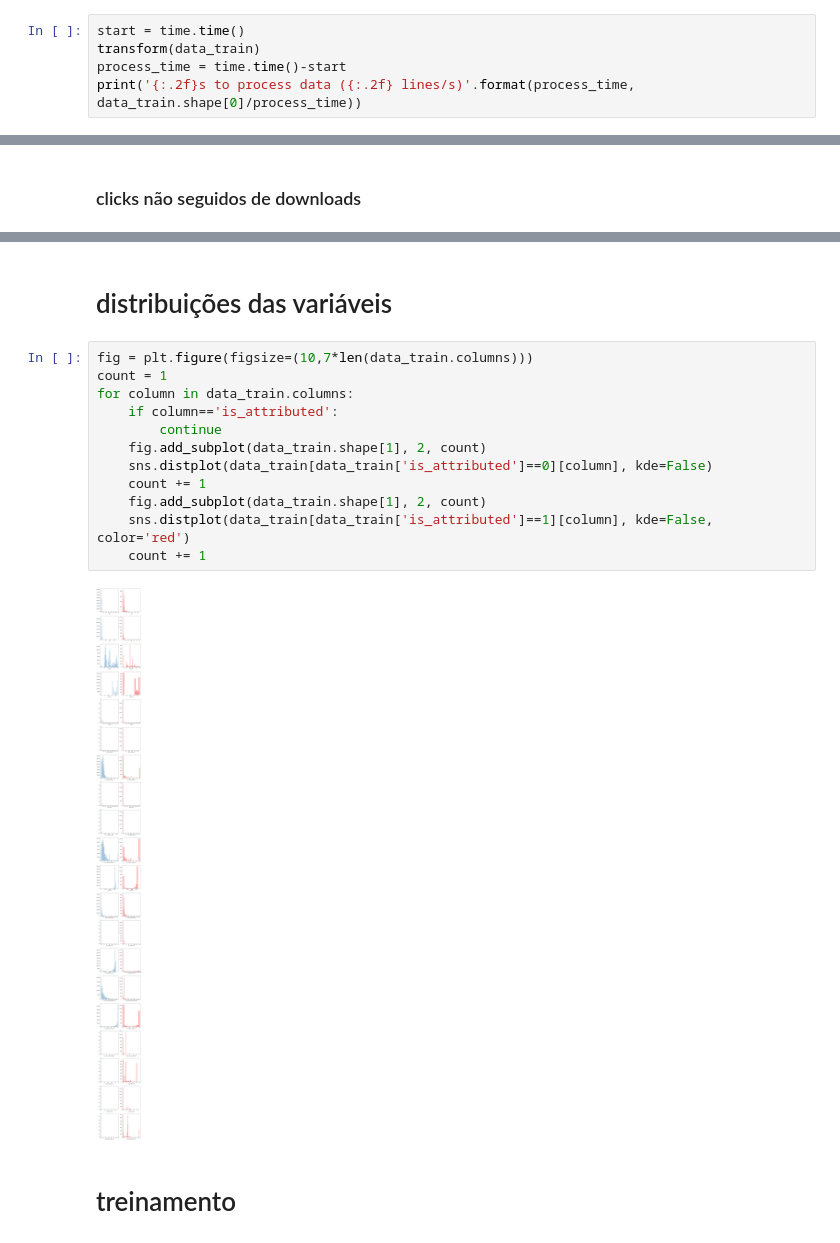
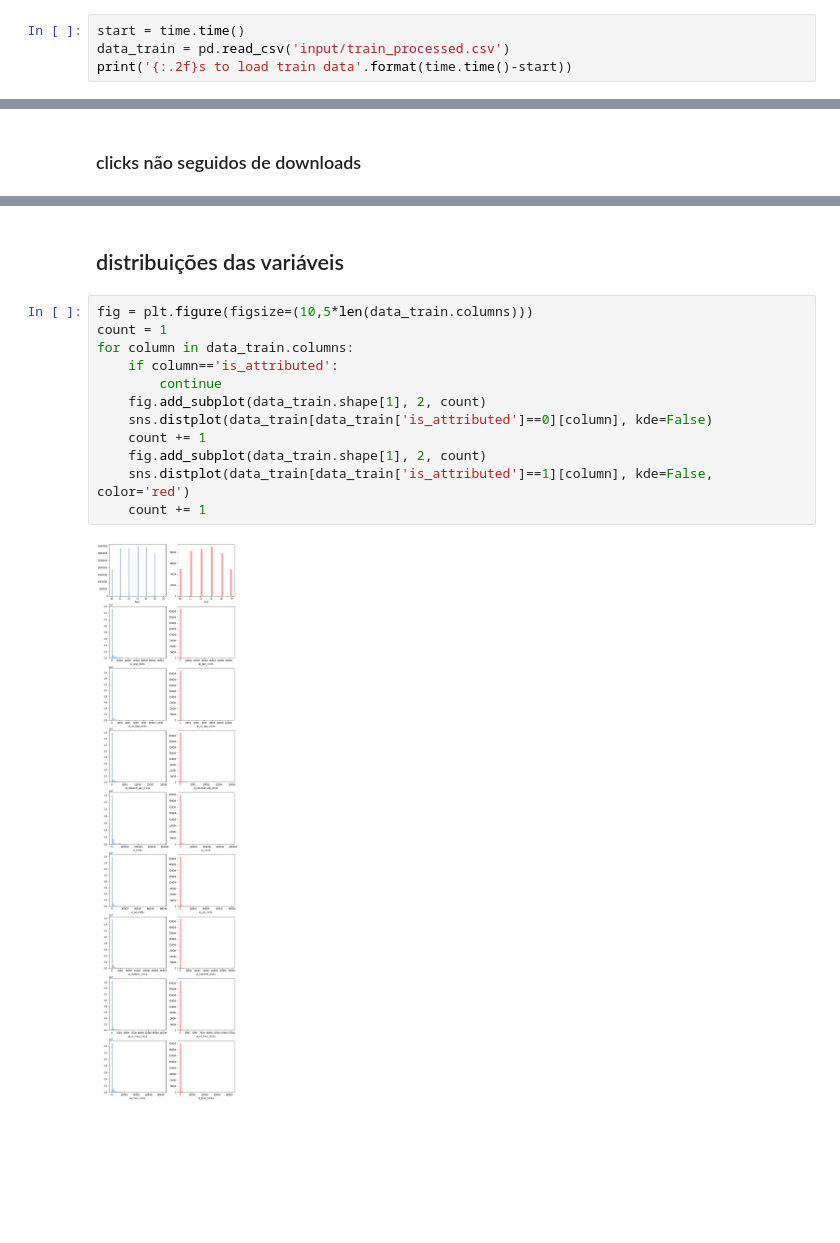
Before and after one commit to arthurpaulino/app_downloads, a Jupyter notebook: data_analisys.ipynb, the cells around one changed output, grey strips where cells are left out. Drawn from its saved outputs; the diff is of its cells as text; blank space fills up the shorter version.

```diff
--- a/data_analisys.ipynb
+++ b/data_analisys.ipynb
@@ -52,6 +15,5 @@ print('{:.2f}s to load train data'.format(time.time()-start))
 # %%
 start = time.time()
-transform(data_train)
-process_time = time.time()-start
-print('{:.2f}s to process data ({:.2f} lines/s)'.format(process_time, data_train.shape[0]/process_time))
+data_train = pd.read_csv('input/train_processed.csv')
+print('{:.2f}s to load train data'.format(time.time()-start))
 # %% [output]
@@ -93,18 +51,16 @@ data_train[data_train['is_attributed']==0].describe().drop(columns=['is_attribut
 # %% [markdown]
-# distribuições das variáveis
+## distribuições das variáveis
 # %%
-fig = plt.figure(figsize=(10,7*len(data_train.columns)))
+fig = plt.figure(figsize=(10,5*len(data_train.columns)))
 count = 1
 for column in data_train.columns:
     if column=='is_attributed':
         continue
     fig.add_subplot(data_train.shape[1], 2, count)
     sns.distplot(data_train[data_train['is_attributed']==0][column], kde=False)
     count += 1
     fig.add_subplot(data_train.shape[1], 2, count)
     sns.distplot(data_train[data_train['is_attributed']==1][column], kde=False, color='red')
     count += 1
 # %% [output]
-[figure, old version]
+[figure, new version]
-# %% [markdown]
-# treinamento
```
Also changed, not shown: parts of 16 cells of this notebook, 3 other files.
